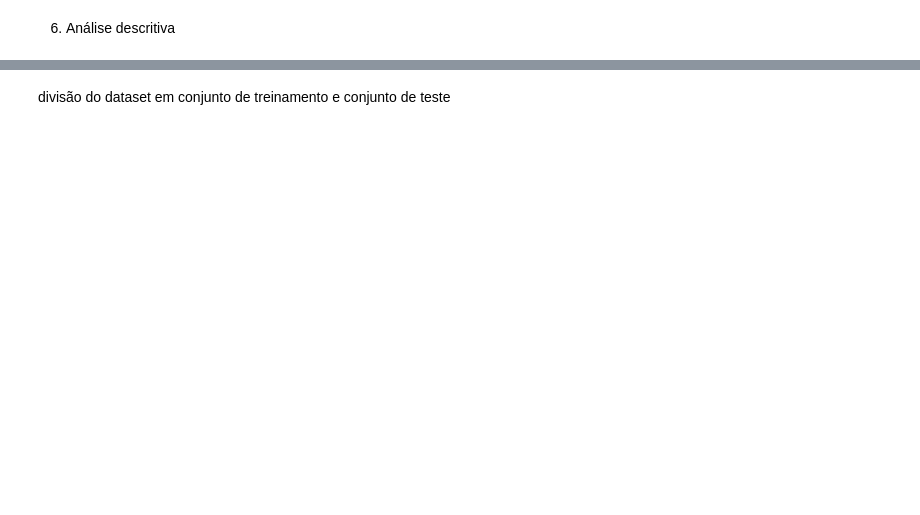
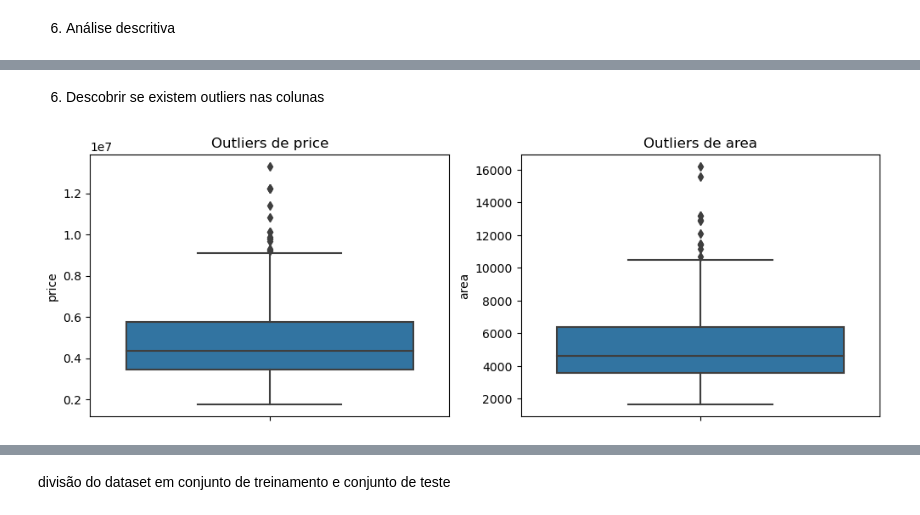
Before and after one commit to vitor-pelicer/Housing-prices-analysis, a Jupyter notebook: Housing_analysis.ipynb, the cells around one changed output, grey strips where cells are left out. Cells and saved outputs as stored; diff of their text form; code cells hidden in the pictures; blank space fills up the shorter version.

Commit message:
feat: análise de outliers

```diff
--- a/Housing_analysis.ipynb
+++ b/Housing_analysis.ipynb
@@ -86,2 +154,12 @@ Com os gráficos plotados, podemos verificar que os dados não possuem muita cor
 
 Outro ponto é que as variáveis quantitativas do dataset seguem a distribuição normal, o que é um bom sinal e é esperado. A padronização é um bom cadidato para este conjunto de dados, por conta do que foi pontuado aqui.
+# %% [markdown]
+6) Descobrir se existem outliers nas colunas
+# %%
+colunas_alvo = ["price","area"]
+fig, axs = plt.subplots(ncols=2, figsize=(12,4))
+for i, col in enumerate(colunas_alvo):
+  axs[i].set_title(f'Outliers de {col}')
+  sns.boxplot(df_cp, y=col, ax=axs[i])
+# %% [output]
+[figure, added]
```
Also changed, not shown: parts of 10 cells of this notebook.
